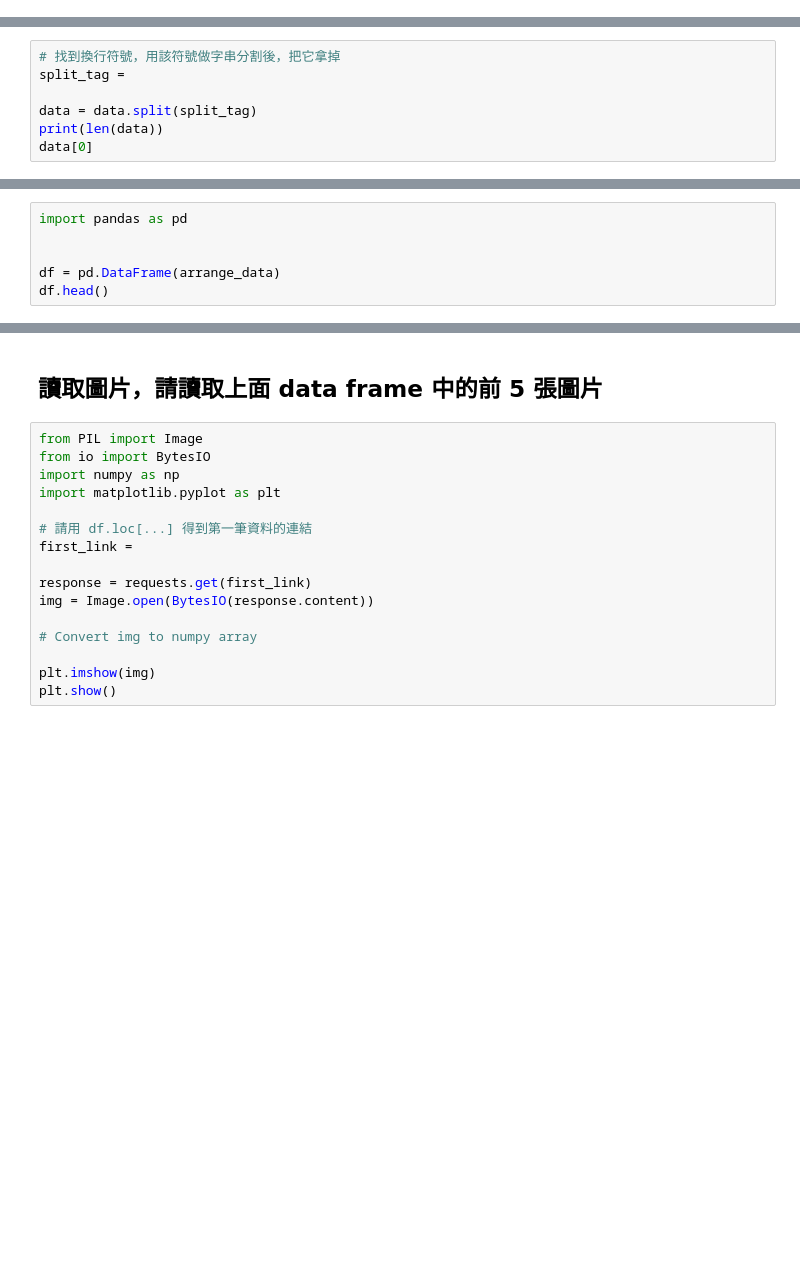
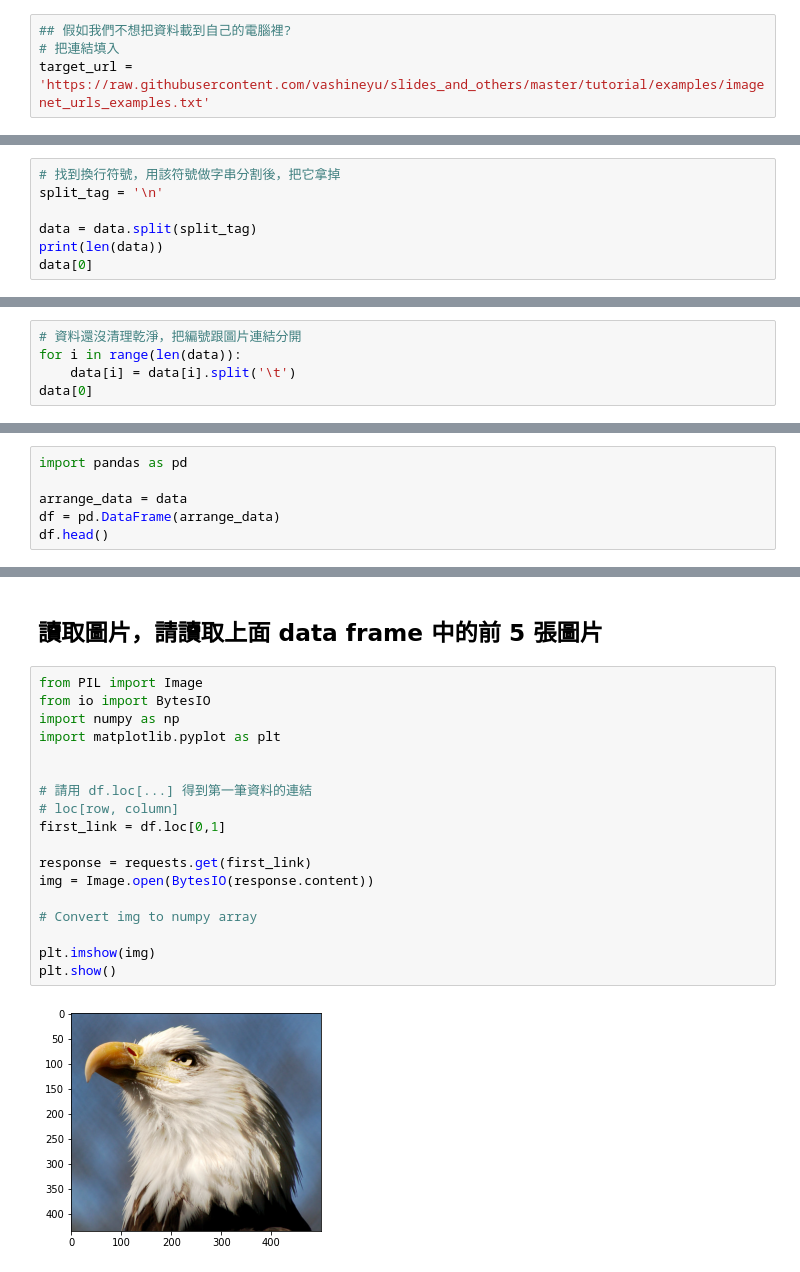
Before and after one commit to Samuelyihao/5th-ML100Days, a Jupyter notebook: Day_005-2_HW.ipynb, the cells around one changed output, grey strips where cells are left out. Saved outputs shown, nothing was run; the diff lists cells and outputs as text; blank space fills up the shorter version.

```diff
--- a/Day_005-2_HW.ipynb
+++ b/Day_005-2_HW.ipynb
@@ -20,3 +16,7 @@ target_url =
+# %%
+## 假如我們不想把資料載到自己的電腦裡?
+# 把連結填入
+target_url = 'https://raw.githubusercontent.com/vashineyu/slides_and_others/master/tutorial/examples/imagenet_urls_examples.txt'
 # %%
 import requests
 response = requests.get(target_url)
@@ -28,6 +31,6 @@ data[0:100]
 # %%
 # 找到換行符號，用該符號做字串分割後，把它拿掉
-split_tag =
+split_tag = '\n'
 
 data = data.split(split_tag)
 print(len(data))
@@ -34,0 +41,5 @@ data[0]
+# %%
+# 資料還沒清理乾淨，把編號跟圖片連結分開
+for i in range(len(data)):
+    data[i] = data[i].split('\t')
+data[0]
@@ -37,6 +51,6 @@ data[0]
 # %%
 import pandas as pd
 
-
+arrange_data = data
 df = pd.DataFrame(arrange_data)
 df.head()
@@ -45,16 +66,20 @@ df.head()
 # %%
 from PIL import Image
 from io import BytesIO
 import numpy as np
 import matplotlib.pyplot as plt
 
+
 # 請用 df.loc[...] 得到第一筆資料的連結
-first_link =
+# loc[row, column]
+first_link = df.loc[0,1]
 
 response = requests.get(first_link)
 img = Image.open(BytesIO(response.content))
 
 # Convert img to numpy array
 
 plt.imshow(img)
 plt.show()
+# %% [output]
+[figure, added]
```
Also changed, not shown: parts of 9 cells of this notebook, 6 other files.
